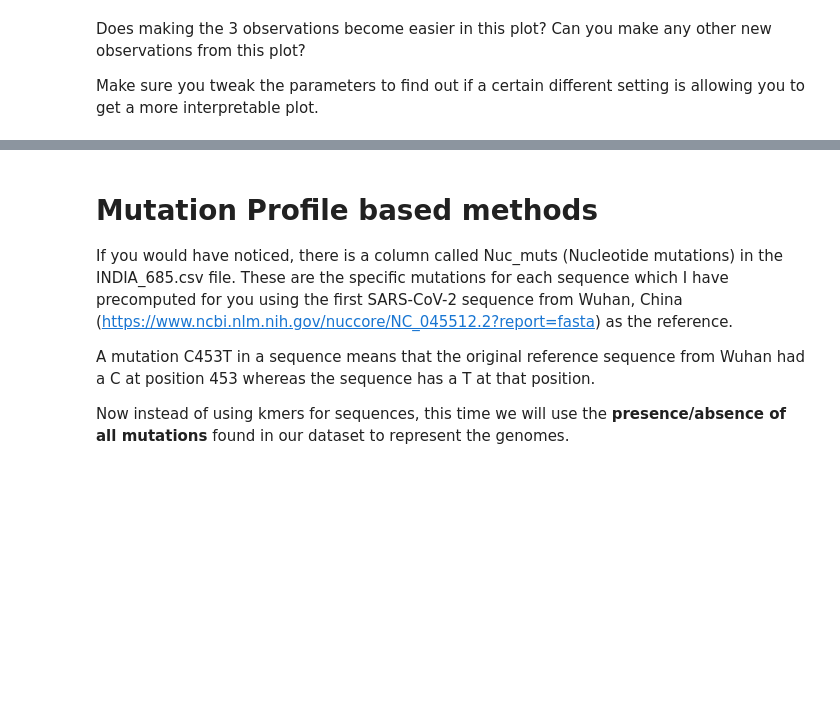
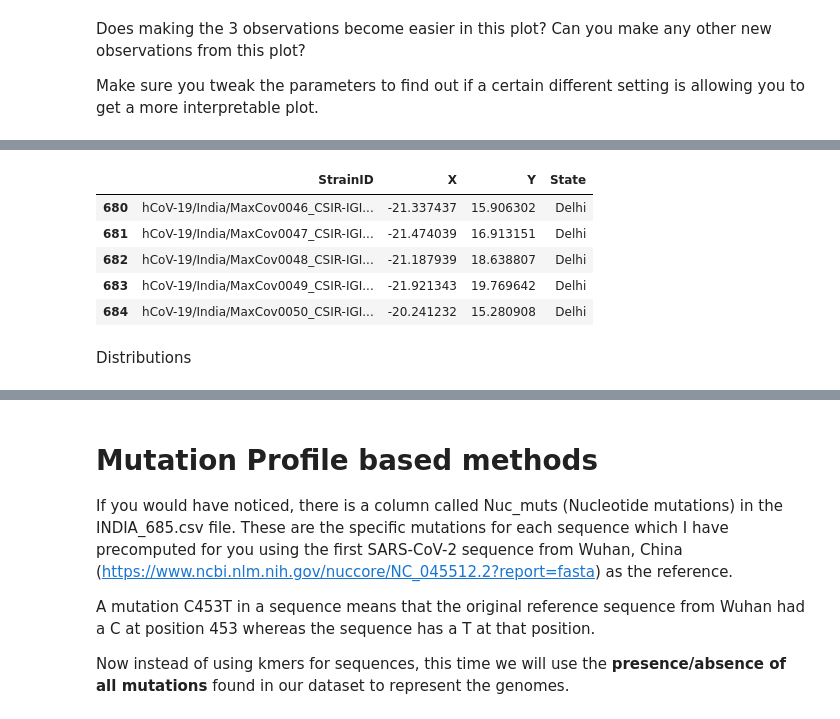
Before and after one commit to vignesh082/AIML_Projects_and_Labs, a Jupyter notebook: AIML_Project_Module_2.ipynb, the cells around one changed output, grey strips where cells are left out. Cells and saved outputs as stored; diff of their text form; code cells hidden in the pictures; blank space fills up the shorter version.

```diff
--- a/AIML_Project_Module_2.ipynb
+++ b/AIML_Project_Module_2.ipynb
@@ -346,0 +419,41 @@ Make sure you tweak the parameters to find out if a certain different setting is
+# %%
+
+from sklearn.manifold import TSNE
+
+
+random_state = 0
+n_components = 2
+perplexity = 10
+n_iter = 25000
+
+
+model = TSNE(n_components=2, random_state=random_state, perplexity=perplexity, n_iter=n_iter)
+tsne_data = model.fit_transform(np.array(big_matrix))
+# %%
+
+final_df = pd.DataFrame(columns=["StrainID", "X", "Y", "State"])
+pca_df = pd.DataFrame(pca_data, index=[*sequences_name], columns = labels_all)
+
+i = 0
+for sample in pca_df.index:
+
+    dicti = dict()
+
+    dicti["StrainID"] = sample
+    dicti["X"] = tsne_data[i][0]
+    dicti["Y"] = tsne_data[i][1]
+    dicti["State"] = data[data["StrainID"]==sample]["State"].tolist()[0]
+
+    final_df = pd.concat([final_df, pd.DataFrame([dicti])], ignore_index=True)
+    i+=1
+
+final_df.tail()
+# %% [output]
+|  | StrainID | X | Y | State |
+| 680 | hCoV-19/India/MaxCov0046_CSIR-IGI... | -21.337437 | 15.906302 | Delhi |
+| 681 | hCoV-19/India/MaxCov0047_CSIR-IGI... | -21.474039 | 16.913151 | Delhi |
+| 682 | hCoV-19/India/MaxCov0048_CSIR-IGI... | -21.187939 | 18.638807 | Delhi |
+| 683 | hCoV-19/India/MaxCov0049_CSIR-IGI... | -21.921343 | 19.769642 | Delhi |
+| 684 | hCoV-19/India/MaxCov0050_CSIR-IGI... | -20.241232 | 15.280908 | Delhi |
+# %% [markdown]
+Distributions
```
Also changed, not shown: parts of 90 cells of this notebook.
